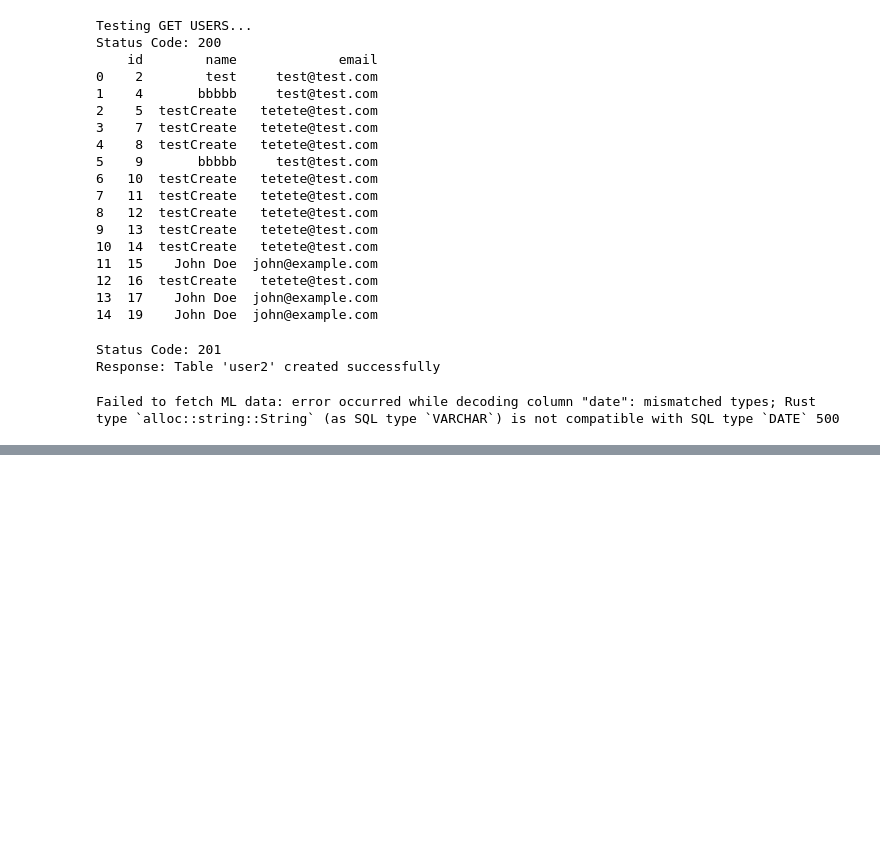
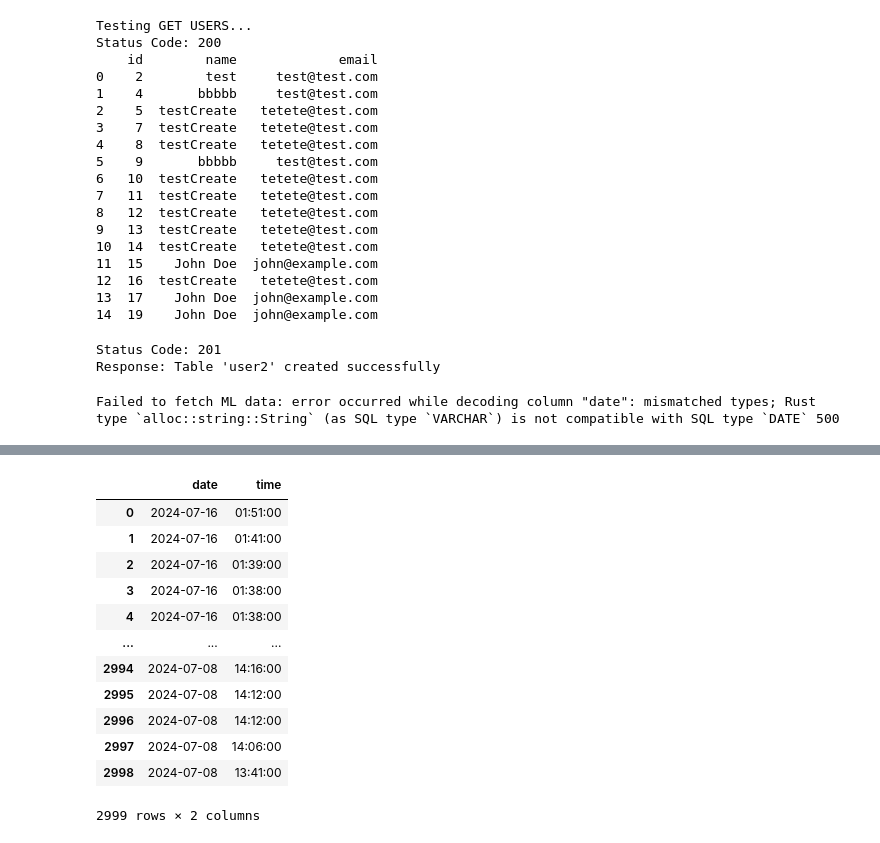
Before and after one commit to ryoww/PBL_stock, a Jupyter notebook: test_SQL.ipynb, the cells around one changed output, grey strips where cells are left out. Cells and saved outputs as stored; diff of their text form; code cells hidden in the pictures; blank space fills up the shorter version.

```diff
--- a/test_SQL.ipynb
+++ b/test_SQL.ipynb
@@ -297,0 +374,5 @@ Failed to fetch ML data: error occurred while decoding column "date": mismatched
+# %%
+import pandas as pd
+df = pd.DataFrame(test_get_days('A'))
+df
+# %% [output]
@@ -297,0 +380,13 @@ Failed to fetch ML data: error occurred while decoding column "date": mismatched
+|  | date | time |
+| 0 | 2024-07-16 | 01:51:00 |
+| 1 | 2024-07-16 | 01:41:00 |
+| 2 | 2024-07-16 | 01:39:00 |
+| 3 | 2024-07-16 | 01:38:00 |
+| 4 | 2024-07-16 | 01:38:00 |
+| ... | ... | ... |
+| 2994 | 2024-07-08 | 14:16:00 |
+| 2995 | 2024-07-08 | 14:12:00 |
+| 2996 | 2024-07-08 | 14:12:00 |
+| 2997 | 2024-07-08 | 14:06:00 |
+| 2998 | 2024-07-08 | 13:41:00 |
+2999 rows × 2 columns
```
Also changed, not shown: parts of 2 cells of this notebook, 3 other files.
